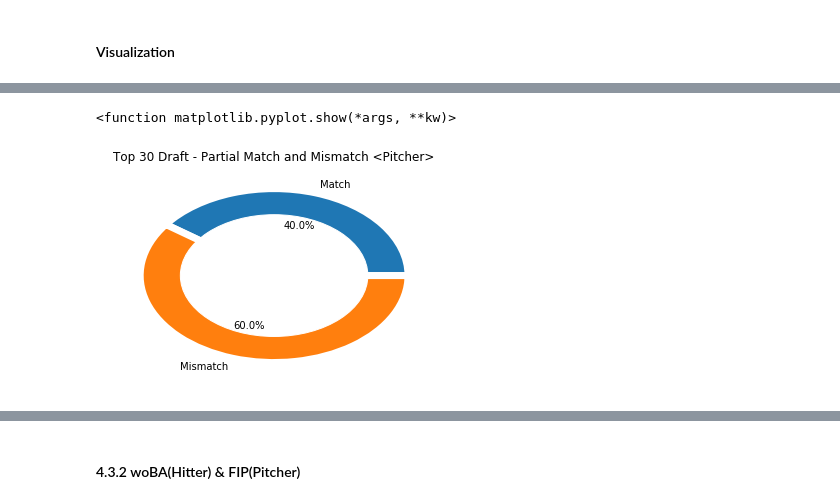
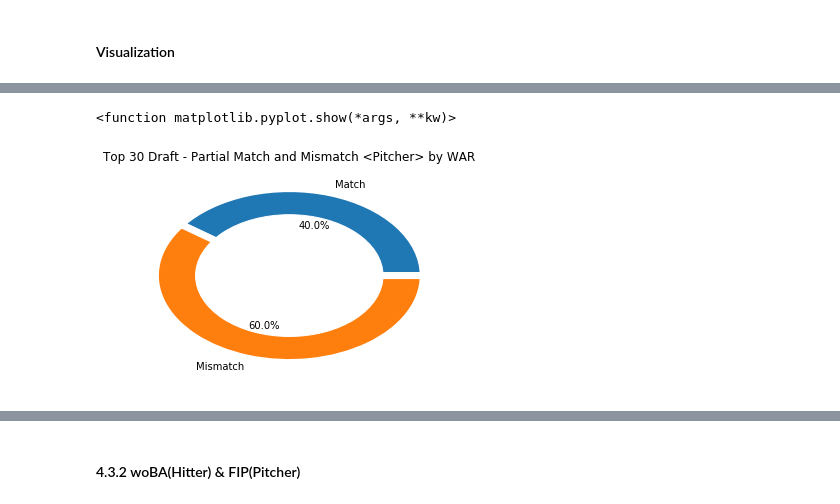
Before and after one commit to hakkoma/KBO_Mock_Draft_Simulator, a Jupyter notebook: mock_draft.ipynb, the cells around one changed output, grey strips where cells are left out. Cells and saved outputs as stored; diff of their text form; code cells hidden in the pictures.

Commit message:
updated
added comparison charts

```diff
--- a/mock_draft.ipynb
+++ b/mock_draft.ipynb
@@ -429,24 +453,24 @@ df_pc.head(3)
 # %%
 #count data pitcher
 partial_count = pd.value_counts(df_pc['선수일치'])
 partial_true = partial_count["True"]
 partial_false = partial_count["False"]
 
 #pie graph
 names = "Match", "Mismatch"
 size_partial = [partial_true,partial_false]
 
 #import library
 import matplotlib.pyplot as pyplt
 
 pyplt.pie(size_partial, labels = names, autopct='%.1f%%',wedgeprops = { 'linewidth' : 7, 'edgecolor' : 'white' } )
-pyplt.title("Top 30 Draft - Partial Match and Mismatch <Pitcher>")
+pyplt.title("Top 30 Draft - Partial Match and Mismatch <Pitcher> by WAR")
 
 circle = pyplt.Circle ( (0,0), 0.7, color = "white")
 p = pyplt.gcf()
 p.gca().add_artist(circle)
 
 pyplt.show
 # %% [output]
 <function matplotlib.pyplot.show(*args, **kw)>
-[figure, old version]
+[figure, new version]
```
Also changed, not shown: parts of 8 cells of this notebook.
